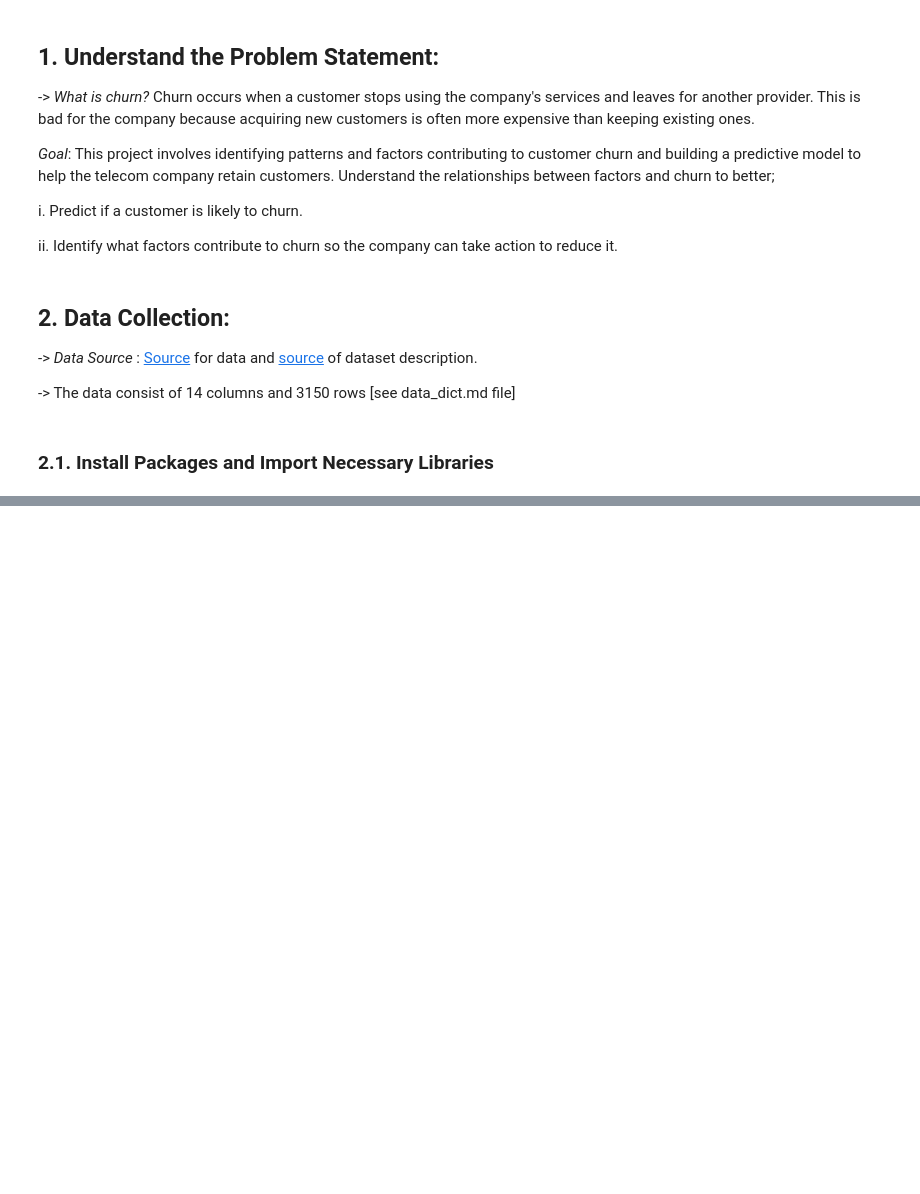
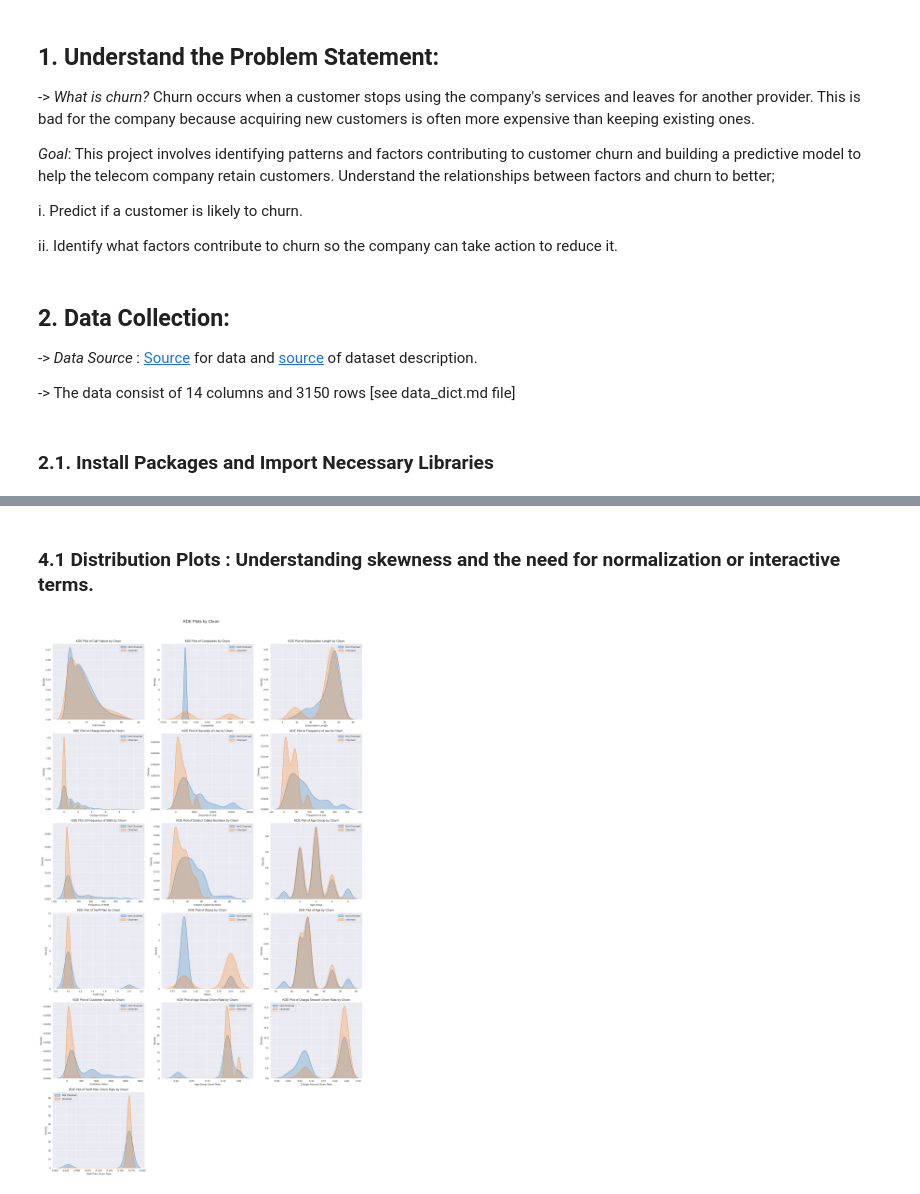
Before and after one commit to Miracle-Bassey/TelecomChurnModel, a Jupyter notebook: notebook/EDA.ipynb, the cells around one changed output, grey strips where cells are left out. Drawn from its saved outputs; the diff is of its cells as text; code cells hidden in the pictures; blank space fills up the shorter version.

```diff
--- a/notebook/EDA.ipynb
+++ b/notebook/EDA.ipynb
@@ -42,0 +47,2 @@ warnings.filterwarnings('ignore')
+# %%
+df = pd.read_csv('data/customer_churn.csv')
@@ -42,0 +109,4 @@ warnings.filterwarnings('ignore')
+# %%
+# drop duplicates
+
+df.drop_duplicates(inplace=True)  # Modifies the original DataFrame directly
@@ -42,0 +295,33 @@ warnings.filterwarnings('ignore')
+# %% [markdown]
+### 4.1 Distribution Plots : Understanding skewness and the need for normalization or interactive terms.
+# %%
+# List of numerical attributes (excluding 'Churn')
+numerical_vars = feature.columns.drop('Churn')
+
+# Set up the subplot grid
+n_cols = 3  # Number of columns in the subplot grid
+n_rows = (len(numerical_vars) + n_cols - 1) // n_cols  # Calculate number of rows needed
+
+# Create a visuals and subplots
+fig, axes = plt.subplots(n_rows, n_cols, figsize=(18, n_rows * 5))
+fig.suptitle('KDE Plots by Churn', y=1.02, fontsize=16)  # Add a title to the figure
+
+# Flatten the axes array for easy iteration
+axes = axes.flatten()
+
+# Loop through each attribute and plot KDE in subplots
+for i, var in enumerate(numerical_vars):
+    sns.kdeplot(data=feature[feature['Churn'] == 0], x=var, label='Not Churned', fill=True, ax=axes[i])
+    sns.kdeplot(data=feature[feature['Churn'] == 1], x=var, label='Churned', fill=True, ax=axes[i])
+    axes[i].set_title(f'KDE Plot of {var} by Churn')
+    axes[i].legend()
+
+# Hide any empty subplots
+for j in range(i + 1, len(axes)):
+    axes[j].set_visible(False)
+
+# Adjust layout and display
+plt.tight_layout()
+plt.show()
+# %% [output]
+[figure, added]
```
Also changed, not shown: parts of 56 cells of this notebook.
